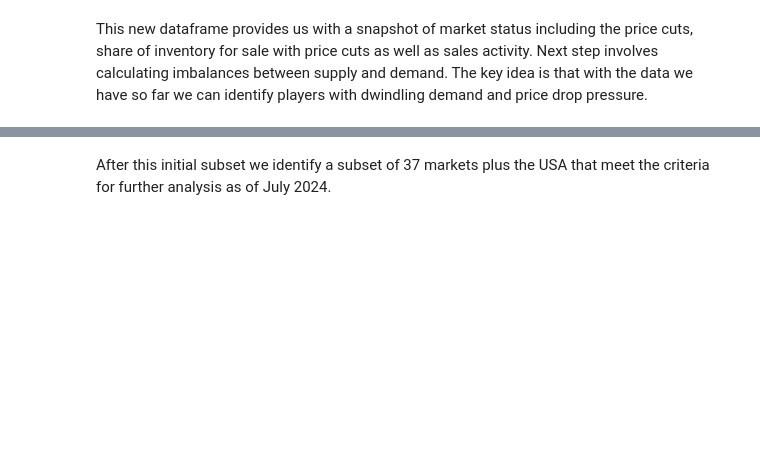
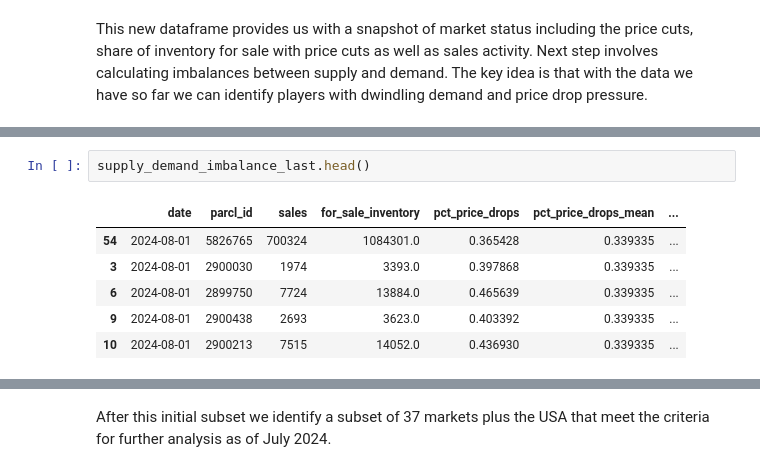
Before and after one commit to ParclLabs/parcllabs-cookbook, a Jupyter notebook: examples/experimental/supply_and_demand/markets_that_could_disrupt_v2.ipynb, the cells around one changed output, grey strips where cells are left out. Saved outputs shown, nothing was run; the diff lists cells and outputs as text; blank space fills up the shorter version.

```diff
--- a/examples/experimental/supply_and_demand/markets_that_could_disrupt_v2.ipynb
+++ b/examples/experimental/supply_and_demand/markets_that_could_disrupt_v2.ipynb
@@ -681,0 +797,9 @@ fig.show()
+# %%
+supply_demand_imbalance_last.head()
+# %% [output]
+|  | date | parcl_id | sales | for_sale_inventory | pct_price_drops | pct_price_drops_mean | ... |
+| 54 | 2024-08-01 | 5826765 | 700324 | 1084301.0 | 0.365428 | 0.339335 | ... |
+| 3 | 2024-08-01 | 2900030 | 1974 | 3393.0 | 0.397868 | 0.339335 | ... |
+| 6 | 2024-08-01 | 2899750 | 7724 | 13884.0 | 0.465639 | 0.339335 | ... |
+| 9 | 2024-08-01 | 2900438 | 2693 | 3623.0 | 0.403392 | 0.339335 | ... |
+| 10 | 2024-08-01 | 2900213 | 7515 | 14052.0 | 0.436930 | 0.339335 | ... |
```
Also changed, not shown: parts of 58 cells of this notebook, 1 other file.
